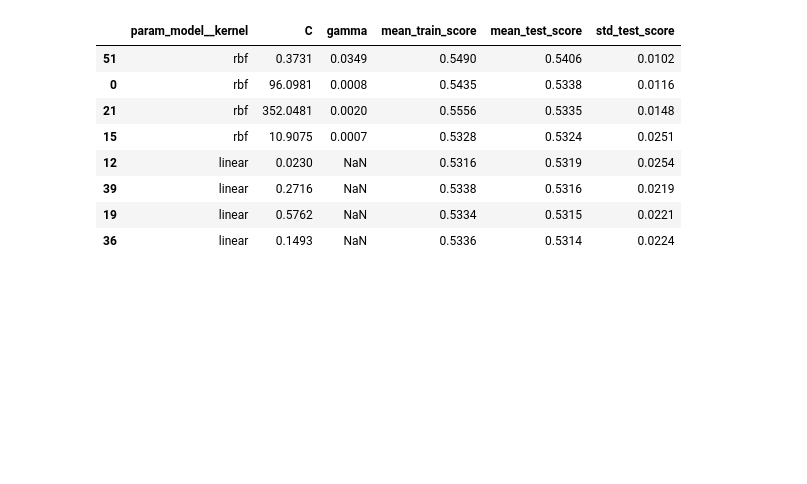
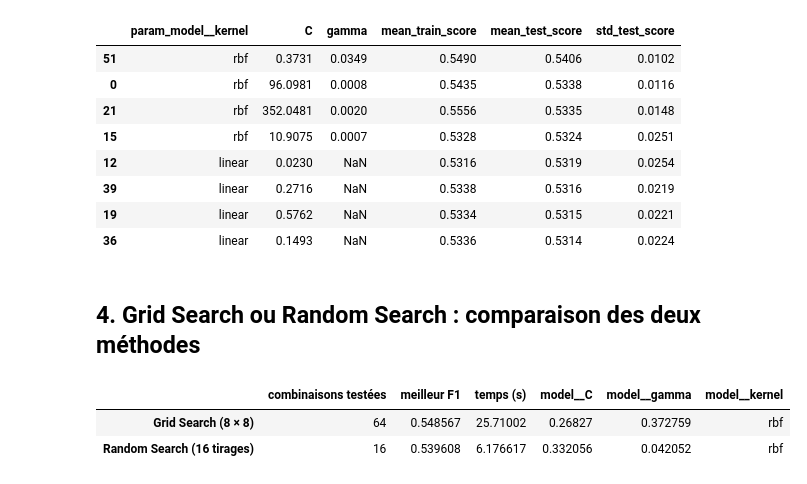
Before and after one commit to AmbreBerdery/WineQuality, a Jupyter notebook: notebooks/05_optimization.ipynb, the cells around one changed output. Cells and saved outputs as stored; diff of their text form; code cells hidden in the pictures; blank space fills up the shorter version.

```diff
--- a/notebooks/05_optimization.ipynb
+++ b/notebooks/05_optimization.ipynb
@@ -268,3 +268,34 @@ rbf                     28  0.541
 | 36 | linear | 0.1493 | NaN | 0.5336 | 0.5314 | 0.0224 |
 # %%
 save_model(svm_search.best_estimator_, "svm")
+# %% [markdown]
+## 4. Grid Search ou Random Search : comparaison des deux méthodes
+# %%
+import time
+
+grid_svm = {
+    "model__kernel": ["rbf"],
+    "model__C": np.logspace(-2, 3, 8),       # 8 valeurs de 0,01 à 1 000, régulièrement espacées en log
+    "model__gamma": np.logspace(-4, 1, 8),   # 8 valeurs de 0,0001 à 10
+}
+dist_svm = SVM_DISTRIBUTIONS[0]              # mêmes bornes, tirage log-uniforme (noyau RBF)
+
+start = time.perf_counter()
+grid_res = run_grid_search(svm(None), grid_svm, X_train, y_train)
+grid_time = time.perf_counter() - start
+
+start = time.perf_counter()
+rand_res = run_random_search(svm(None), dist_svm, X_train, y_train, n_iter=16)
+rand_time = time.perf_counter() - start
+
+comparison_search = pd.DataFrame({
+    "Grid Search (8 × 8)": {"combinaisons testées": 64, "meilleur F1": grid_res.best_score_,
+                            "temps (s)": grid_time, **grid_res.best_params_},
+    "Random Search (16 tirages)": {"combinaisons testées": 16, "meilleur F1": rand_res.best_score_,
+                                   "temps (s)": rand_time, **rand_res.best_params_},
+}).T
+comparison_search
+# %% [output]
+|  | combinaisons testées | meilleur F1 | temps (s) | model__C | model__gamma | model__kernel |
+| Grid Search (8 × 8) | 64 | 0.548567 | 25.71002 | 0.26827 | 0.372759 | rbf |
+| Random Search (16 tirages) | 16 | 0.539608 | 6.176617 | 0.332056 | 0.042052 | rbf |
```
Also changed, not shown: parts of 1 cell of this notebook.
